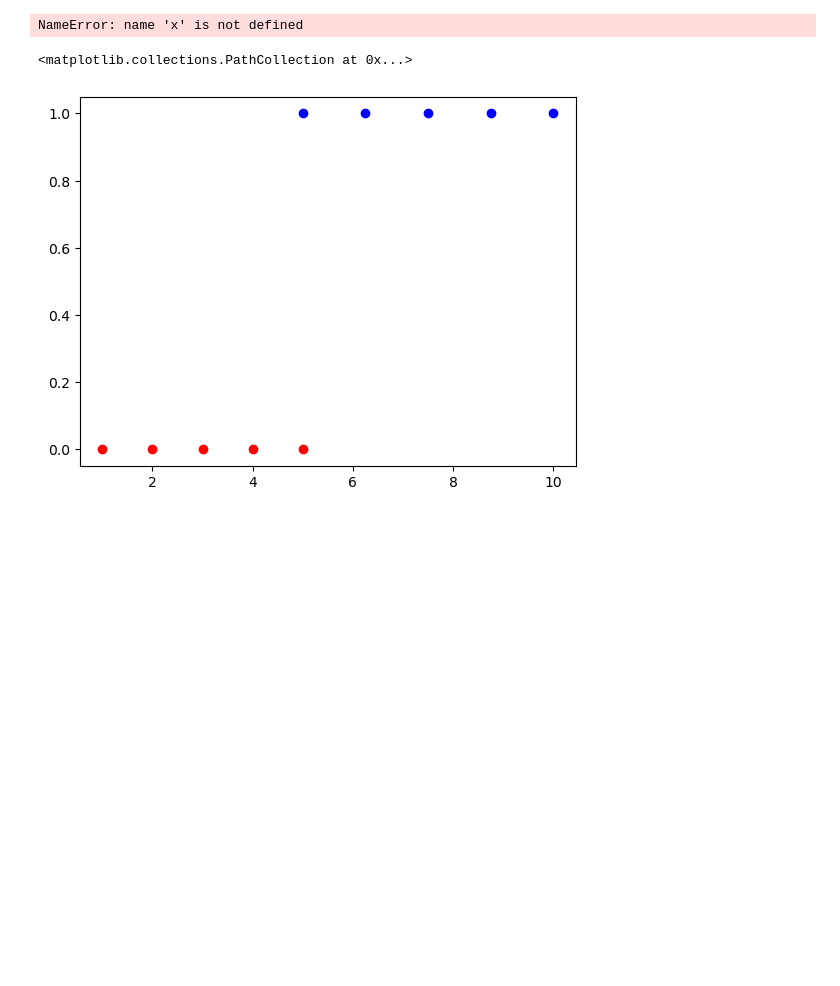
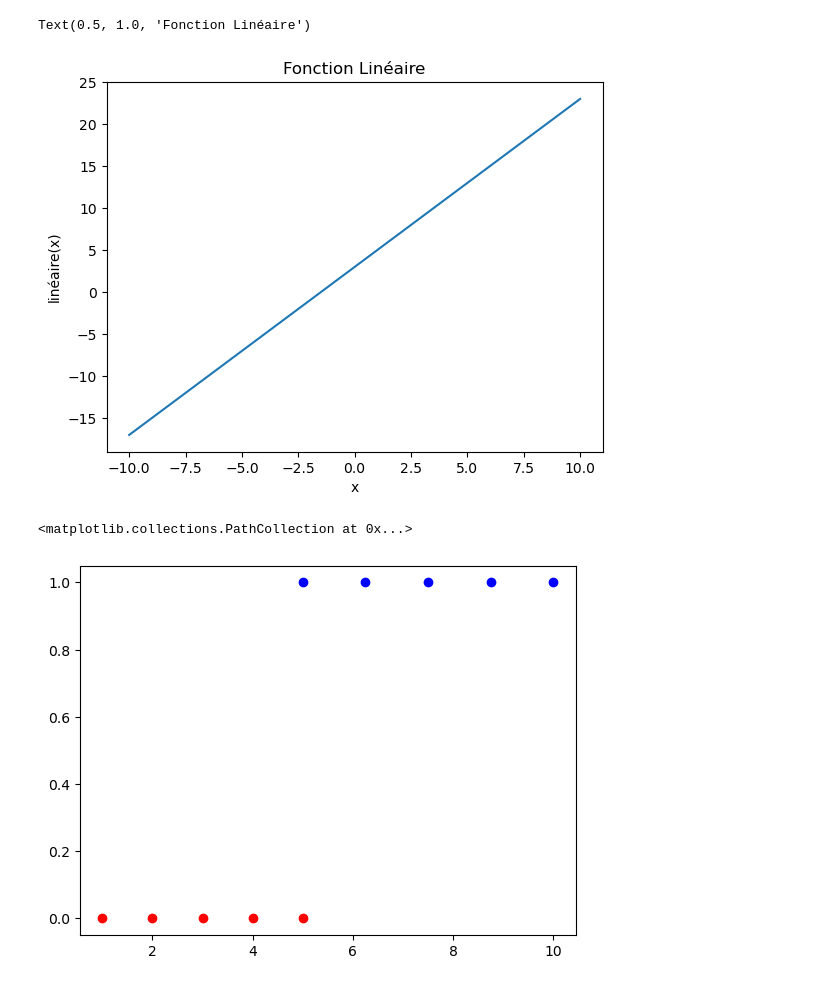
Before and after one commit to bruno-coulet/memo_machine_learning, a Jupyter notebook: logistic_regression.ipynb, the cells around one changed output. Cells and saved outputs as stored; diff of their text form; code cells hidden in the pictures; blank space fills up the shorter version.

```diff
--- a/logistic_regression.ipynb
+++ b/logistic_regression.ipynb
@@ -28,25 +37,30 @@ plt.legend()
 # %%
 # fonction linéaire
 def linear(x):
     return 2*x+3
 
 y = linear(x)
 
 plt.plot(x, y, label='Fonction linéaire')
 plt.xlabel('x')
-plt.ylabel('linaire(x)')
+plt.ylabel('linéaire(x)')
 plt.title('Fonction Linéaire')
 # plt.legend()
 
-x_classe_0 = np.linspace(-10,-5,5)
-x_classe_1 = np.linspace(5,10,5)
-y_classe_0 = np.infty(5)
-y_classe_1 = np.infty(5)
 
-plt.scatter(x_classe_0, y_classe_0, color='red', label='Classe 0')
-plt.scatter(x_classe_1, y_classe_1, color='blue', label='Classe 1')
+
+# # 5 Points de classes 0 et 1, avec un tableau de 5 valeurs infinies
+# x_classe_0 = np.linspace(-10, -5, 5)
+# y_classe_0 = np.full(5, np.inf)
+
+# x_classe_1 = np.linspace(5, 10, 5)
+# y_classe_1 = np.full(5, np.inf)
+
+# plt.scatter(x_classe_0, y_classe_0, color='red', label='Classe 0')
+# plt.scatter(x_classe_1, y_classe_1, color='blue', label='Classe 1')
 # %% [output]
-NameError: name 'x' is not defined
+Text(0.5, 1.0, 'Fonction Linéaire')
+[figure, added]
 # %%
 x_classe_0 = np.linspace(1,5,5)
 x_classe_1 = np.linspace(5,10,5)
```
Also changed, not shown: parts of 3 cells of this notebook, 2 other files.
